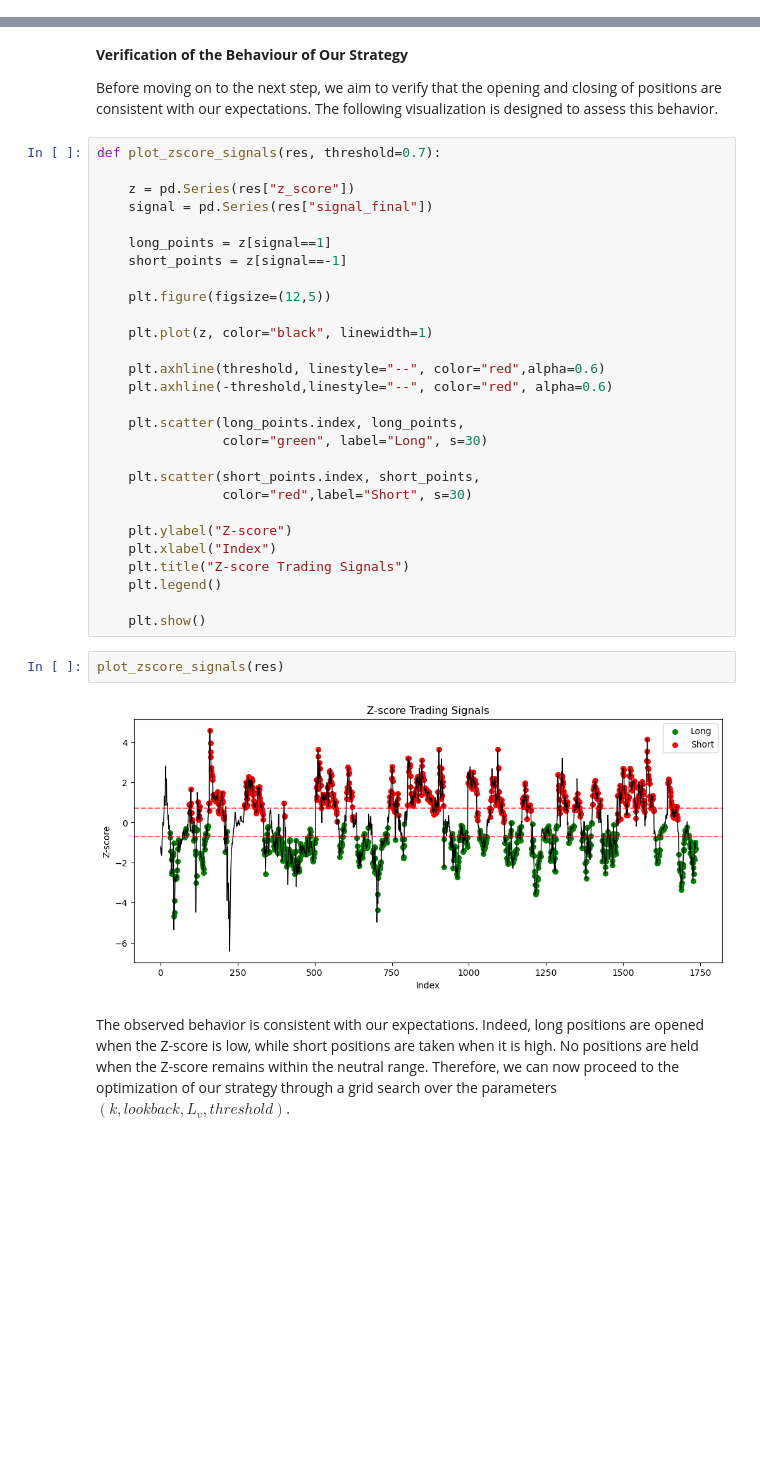
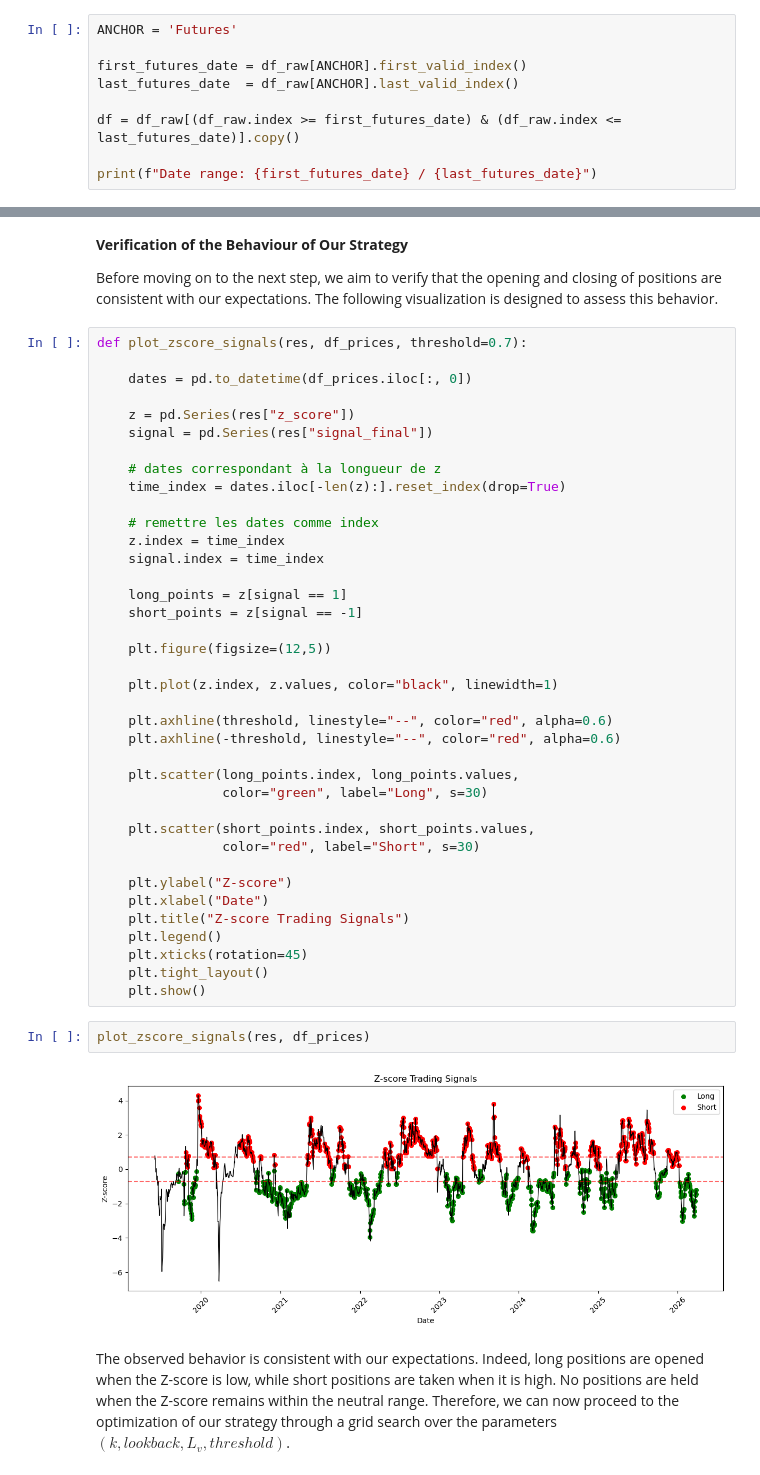
Before and after one commit to NatachaGsn/rice-trading-project, a Jupyter notebook: Trading_game2.ipynb, the cells around one changed output, grey strips where cells are left out. Saved outputs shown, nothing was run; the diff lists cells and outputs as text; blank space fills up the shorter version.

Commit message:
dates + md

```diff
--- a/Trading_game2.ipynb
+++ b/Trading_game2.ipynb
@@ -395,0 +250,9 @@ price_visualization(df)
+# %%
+ANCHOR = 'Futures'
+
+first_futures_date = df_raw[ANCHOR].first_valid_index()
+last_futures_date  = df_raw[ANCHOR].last_valid_index()
+
+df = df_raw[(df_raw.index >= first_futures_date) & (df_raw.index <= last_futures_date)].copy()
+
+print(f"Date range: {first_futures_date} / {last_futures_date}")
@@ -1043,37 +1055,47 @@ From this initial approach, we obtain satisfactory results, with 5 out of 7 sele
 
 Before moving on to the next step, we aim to verify that the opening and closing of positions are consistent with our expectations. The following visualization is designed to assess this behavior.
 # %%
-def plot_zscore_signals(res, threshold=0.7):
+def plot_zscore_signals(res, df_prices, threshold=0.7):
+
+    dates = pd.to_datetime(df_prices.iloc[:, 0])
 
     z = pd.Series(res["z_score"])
     signal = pd.Series(res["signal_final"])
 
-    long_points = z[signal==1]
-    short_points = z[signal==-1]
+    # dates correspondant à la longueur de z
+    time_index = dates.iloc[-len(z):].reset_index(drop=True)
+
+    # remettre les dates comme index
+    z.index = time_index
+    signal.index = time_index
+
+    long_points = z[signal == 1]
+    short_points = z[signal == -1]
 
     plt.figure(figsize=(12,5))
 
-    plt.plot(z, color="black", linewidth=1)
+    plt.plot(z.index, z.values, color="black", linewidth=1)
 
-    plt.axhline(threshold, linestyle="--", color="red",alpha=0.6)
-    plt.axhline(-threshold,linestyle="--", color="red", alpha=0.6)
+    plt.axhline(threshold, linestyle="--", color="red", alpha=0.6)
+    plt.axhline(-threshold, linestyle="--", color="red", alpha=0.6)
 
-    plt.scatter(long_points.index, long_points,
+    plt.scatter(long_points.index, long_points.values,
                 color="green", label="Long", s=30)
 
-    plt.scatter(short_points.index, short_points,
-                color="red",label="Short", s=30)
+    plt.scatter(short_points.index, short_points.values,
+                color="red", label="Short", s=30)
 
     plt.ylabel("Z-score")
-    plt.xlabel("Index")
+    plt.xlabel("Date")
     plt.title("Z-score Trading Signals")
     plt.legend()
-
+    plt.xticks(rotation=45)
+    plt.tight_layout()
     plt.show()
 # %%
-plot_zscore_signals(res)
+plot_zscore_signals(res, df_prices)
 # %% [output]
-[figure, old version]
+[figure, new version]
 # %% [markdown]
 The observed behavior is consistent with our expectations. Indeed, long positions are opened when the Z-score is low, while short positions are taken when it is high. No positions are held when the Z-score remains within the neutral range. Therefore, we can now proceed to the optimization of our strategy through a grid search over the parameters $(k, lookback, L_v, threshold)$.
 # %% [markdown]
```
Also changed, not shown: parts of 55 cells of this notebook, 1 other file.
